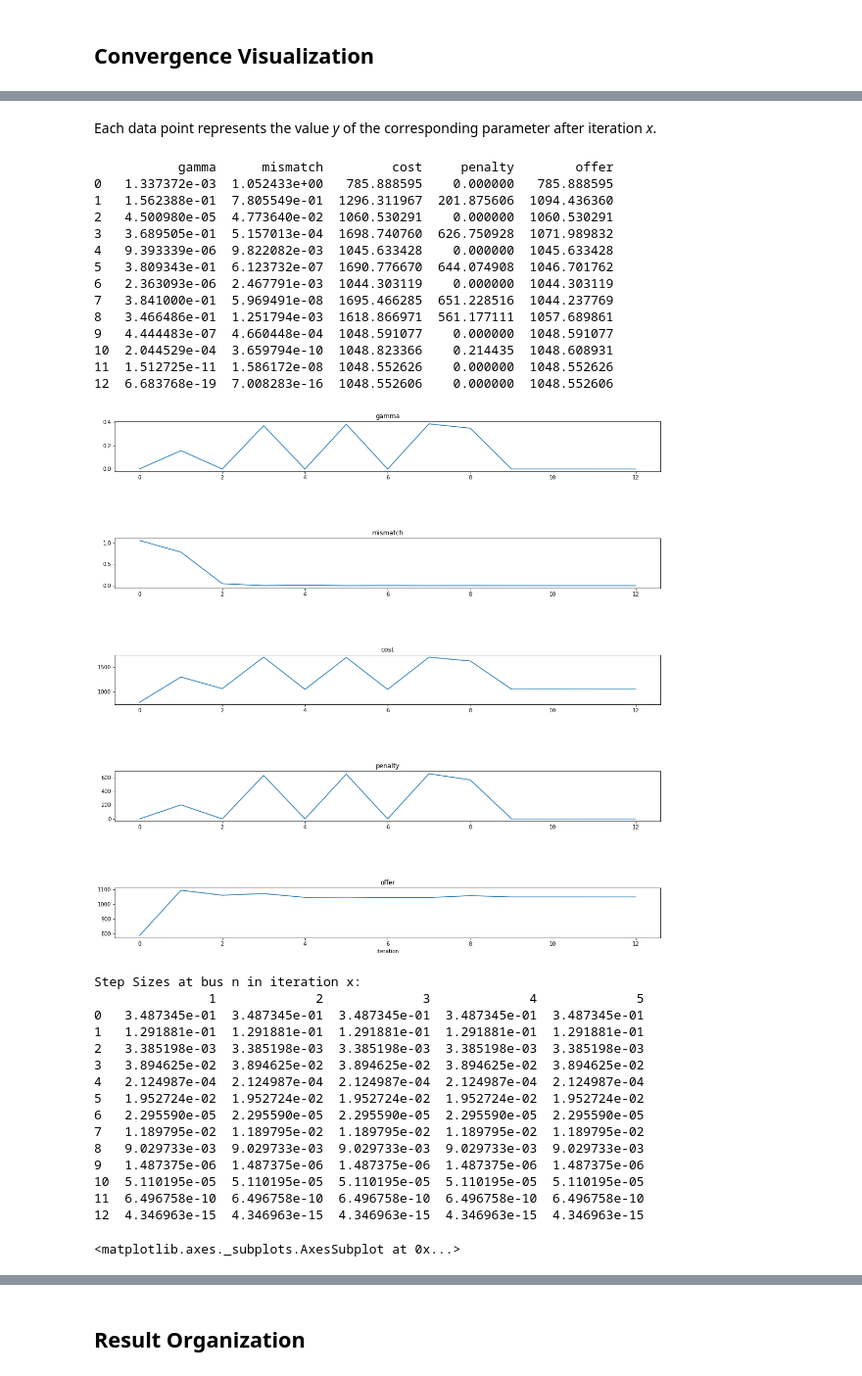
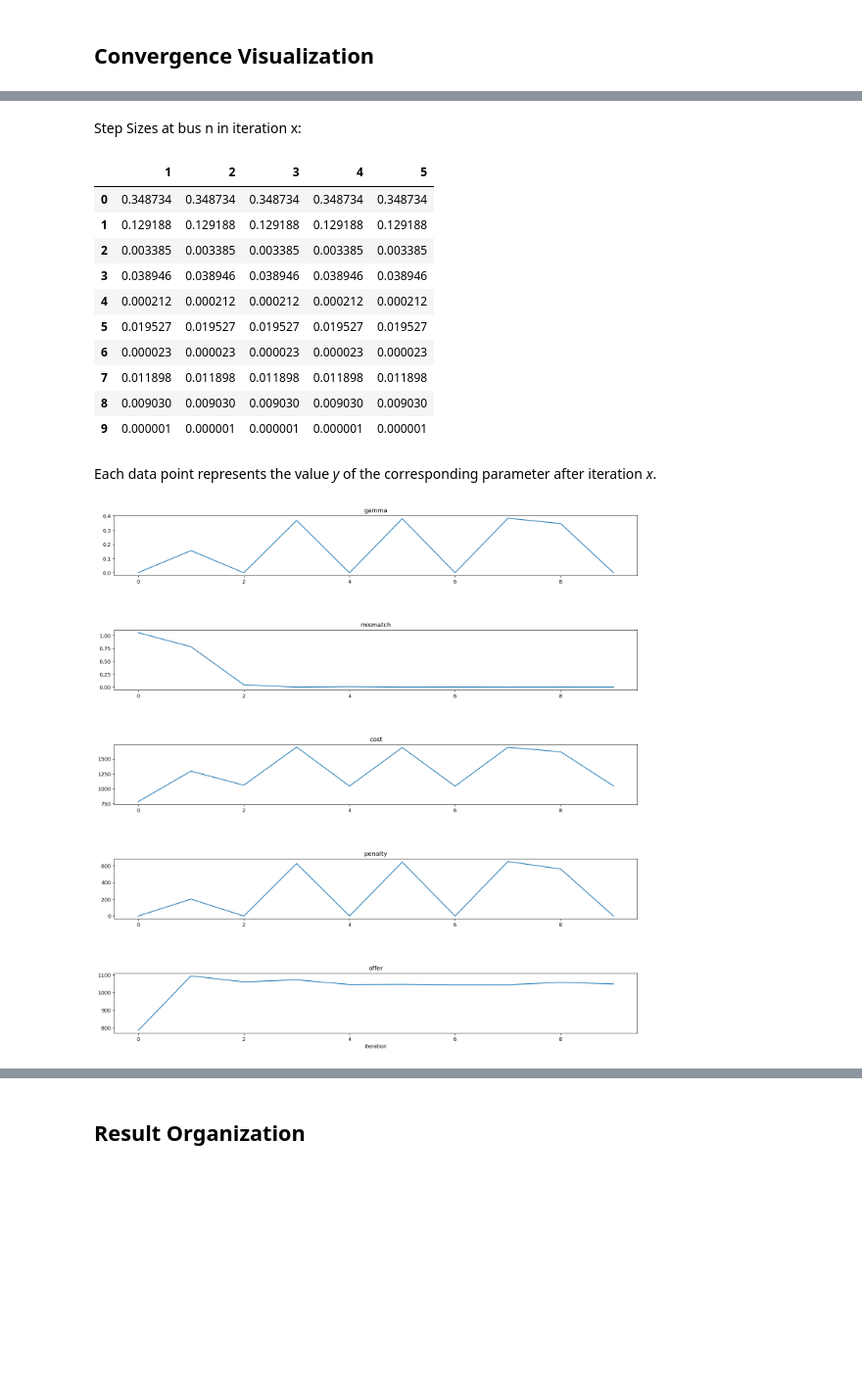
Before and after one commit to leoschleier/acopf, a Jupyter notebook: notebooks/SLP.ipynb, the cells around one changed output, grey strips where cells are left out. Shown at 98% size. Drawn from its saved outputs; the diff is of its cells as text; code cells hidden in the pictures; blank space fills up the shorter version.

```diff
--- a/notebooks/SLP.ipynb
+++ b/notebooks/SLP.ipynb
@@ -92,0 +27,17 @@ Cost Data
+# %%
+#test_case = "WB2"
+test_case = "WB5"
+#test_case = "case22loop"
+
+test_case_dir = os.path.join(config.test_cases_dir, test_case)
+
+bus_file = os.path.join(test_case_dir, "bus_data.CSV")
+branch_file = os.path.join(test_case_dir, "branch_data.CSV")
+gen_file = os.path.join(test_case_dir, "gen_data.CSV")
+cost_file = os.path.join(test_case_dir, "cost_data.CSV")
+
+data_importer = utils.DataImporter(bus_file, branch_file, gen_file, cost_file)
+bus_data = data_importer.import_bus_data()
+branch_data = data_importer.import_branch_data()
+gen_data = data_importer.import_gen_data()
+cost_data = data_importer.import_cost_data()
@@ -414,3 +419,20 @@ Duaration with initial iteration: 0.1980457305908203 seconds
+# %% [markdown]
+Step Sizes at bus n in iteration x:
+# %%
+step_size_df = pd.DataFrame(pc.step_size_limits, columns= buses)
+step_size_df
+# %% [output]
+|  | 1 | 2 | 3 | 4 | 5 |
+| 0 | 0.348734 | 0.348734 | 0.348734 | 0.348734 | 0.348734 |
+| 1 | 0.129188 | 0.129188 | 0.129188 | 0.129188 | 0.129188 |
+| 2 | 0.003385 | 0.003385 | 0.003385 | 0.003385 | 0.003385 |
+| 3 | 0.038946 | 0.038946 | 0.038946 | 0.038946 | 0.038946 |
+| 4 | 0.000212 | 0.000212 | 0.000212 | 0.000212 | 0.000212 |
+| 5 | 0.019527 | 0.019527 | 0.019527 | 0.019527 | 0.019527 |
+| 6 | 0.000023 | 0.000023 | 0.000023 | 0.000023 | 0.000023 |
+| 7 | 0.011898 | 0.011898 | 0.011898 | 0.011898 | 0.011898 |
+| 8 | 0.009030 | 0.009030 | 0.009030 | 0.009030 | 0.009030 |
+| 9 | 0.000001 | 0.000001 | 0.000001 | 0.000001 | 0.000001 |
 # %% [markdown]
 Each data point represents the value *y* of the corresponding parameter after iteration *x*.
 # %%
@@ -421,70 +443,31 @@ x4 = range(0,len(pc.penalty))
 x5 = range(0,len(pc.penalty))
 
 y1 = pc.gamma
 y2 = pc.mismatch
 y3 = pc.cost
 y4 = pc.penalty
 y5 = list(np.array(y3)-np.array(y4))
-
-step_size_df = pd.DataFrame(pc.step_size_limits, columns= buses)
-measures_df = pd.DataFrame({'gamma': y1, 'mismatch': y2, 'cost': y3, 'penalty': y4, 'offer': y5})
-print(measures_df)
 
 fig, axs = plt.subplots(5, 1)
 fig.tight_layout()
 fig.set_size_inches(16,16)
 plt.xlabel('iteration')
 
 axs[0].plot(x1, y1)
 axs[0].set_title('gamma')
 
 axs[1].plot(x2, y2)
 axs[1].set_title('mismatch')
 
 axs[2].plot(x3, y3)
 axs[2].set_title('cost')
 
 axs[3].plot(x4, y4)
 axs[3].set_title('penalty')
 
 axs[4].plot(x5, y5)
 axs[4].set_title('offer')
 
 plt.show()
-
-print()
-print("Step Sizes at bus n in iteration x:")
-print(step_size_df)
-step_size_df.plot()
 # %% [output]
-           gamma      mismatch         cost     penalty        offer
-0   1.337372e-03  1.052433e+00   785.888595    0.000000   785.888595
-1   1.562388e-01  7.805549e-01  1296.311967  201.875606  1094.436360
-2   4.500980e-05  4.773640e-02  1060.530291    0.000000  1060.530291
-3   3.689505e-01  5.157013e-04  1698.740760  626.750928  1071.989832
-4   9.393339e-06  9.822082e-03  1045.633428    0.000000  1045.633428
-5   3.809343e-01  6.123732e-07  1690.776670  644.074908  1046.701762
-6   2.363093e-06  2.467791e-03  1044.303119    0.000000  1044.303119
-7   3.841000e-01  5.969491e-08  1695.466285  651.228516  1044.237769
-8   3.466486e-01  1.251794e-03  1618.866971  561.177111  1057.689861
-9   4.444483e-07  4.660448e-04  1048.591077    0.000000  1048.591077
-10  2.044529e-04  3.659794e-10  1048.823366    0.214435  1048.608931
-11  1.512725e-11  1.586172e-08  1048.552626    0.000000  1048.552626
-12  6.683768e-19  7.008283e-16  1048.552606    0.000000  1048.552606
-[figure, old version]
+[figure, new version]
-Step Sizes at bus n in iteration x:
-               1             2             3             4             5
-0   3.487345e-01  3.487345e-01  3.487345e-01  3.487345e-01  3.487345e-01
-1   1.291881e-01  1.291881e-01  1.291881e-01  1.291881e-01  1.291881e-01
-2   3.385198e-03  3.385198e-03  3.385198e-03  3.385198e-03  3.385198e-03
-3   3.894625e-02  3.894625e-02  3.894625e-02  3.894625e-02  3.894625e-02
-4   2.124987e-04  2.124987e-04  2.124987e-04  2.124987e-04  2.124987e-04
-5   1.952724e-02  1.952724e-02  1.952724e-02  1.952724e-02  1.952724e-02
-6   2.295590e-05  2.295590e-05  2.295590e-05  2.295590e-05  2.295590e-05
-7   1.189795e-02  1.189795e-02  1.189795e-02  1.189795e-02  1.189795e-02
-8   9.029733e-03  9.029733e-03  9.029733e-03  9.029733e-03  9.029733e-03
-9   1.487375e-06  1.487375e-06  1.487375e-06  1.487375e-06  1.487375e-06
-10  5.110195e-05  5.110195e-05  5.110195e-05  5.110195e-05  5.110195e-05
-11  6.496758e-10  6.496758e-10  6.496758e-10  6.496758e-10  6.496758e-10
-12  4.346963e-15  4.346963e-15  4.346963e-15  4.346963e-15  4.346963e-15
-<matplotlib.axes._subplots.AxesSubplot at 0x...>
```
Also changed, not shown: parts of 30 cells of this notebook, 8 other files.
